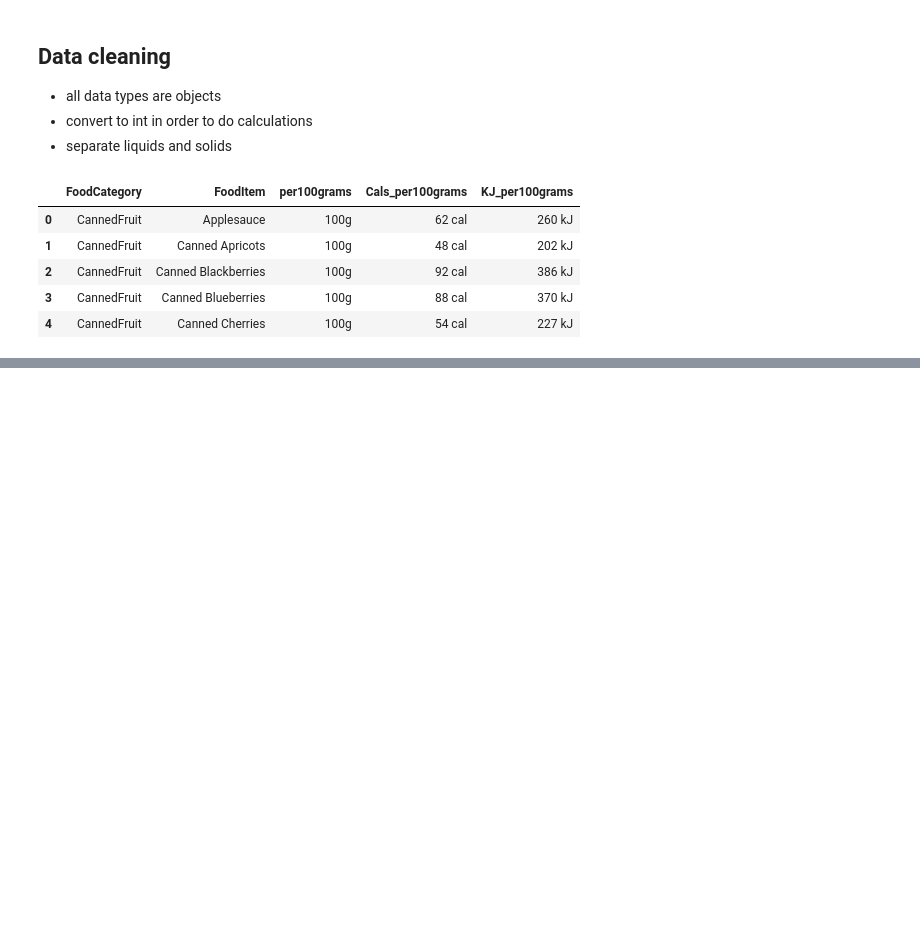
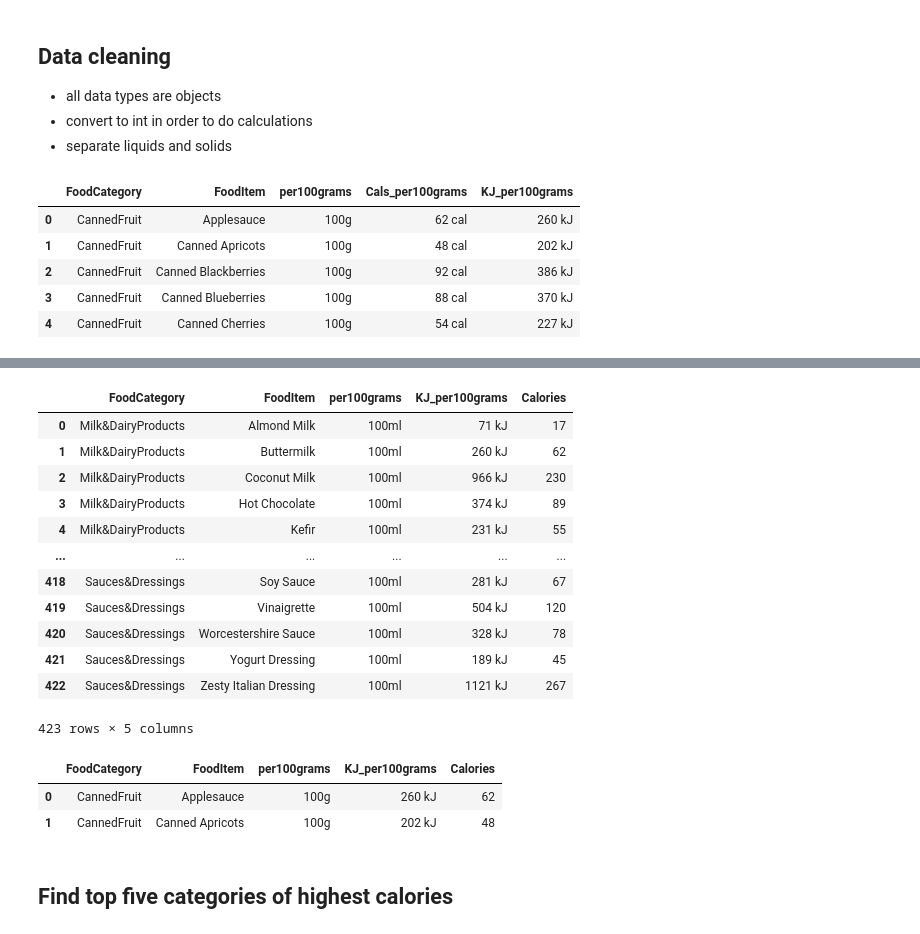
Before and after one commit to SandraAnder/Python-Sandra-Andersson-OPA23, a Jupyter notebook: code_alongs/L6_pandas_basic.ipynb, the cells around one changed output, grey strips where cells are left out. Drawn from its saved outputs; the diff is of its cells as text; code cells hidden in the pictures; blank space fills up the shorter version.

```diff
--- a/code_alongs/L6_pandas_basic.ipynb
+++ b/code_alongs/L6_pandas_basic.ipynb
@@ -228,0 +299,25 @@ df.head()
+# %%
+liquids = df[df["per100grams"] == "100ml"].reset_index(drop=True)
+liquids
+# %% [output]
+|  | FoodCategory | FoodItem | per100grams | KJ_per100grams | Calories |
+| 0 | Milk&DairyProducts | Almond Milk | 100ml | 71 kJ | 17 |
+| 1 | Milk&DairyProducts | Buttermilk | 100ml | 260 kJ | 62 |
+| 2 | Milk&DairyProducts | Coconut Milk | 100ml | 966 kJ | 230 |
+| 3 | Milk&DairyProducts | Hot Chocolate | 100ml | 374 kJ | 89 |
+| 4 | Milk&DairyProducts | Kefir | 100ml | 231 kJ | 55 |
+| ... | ... | ... | ... | ... | ... |
+| 418 | Sauces&Dressings | Soy Sauce | 100ml | 281 kJ | 67 |
+| 419 | Sauces&Dressings | Vinaigrette | 100ml | 504 kJ | 120 |
+| 420 | Sauces&Dressings | Worcestershire Sauce | 100ml | 328 kJ | 78 |
+| 421 | Sauces&Dressings | Yogurt Dressing | 100ml | 189 kJ | 45 |
+| 422 | Sauces&Dressings | Zesty Italian Dressing | 100ml | 1121 kJ | 267 |
+423 rows × 5 columns
+# %%
+solids.head(2)
+# %% [output]
+|  | FoodCategory | FoodItem | per100grams | KJ_per100grams | Calories |
+| 0 | CannedFruit | Applesauce | 100g | 260 kJ | 62 |
+| 1 | CannedFruit | Canned Apricots | 100g | 202 kJ | 48 |
+# %% [markdown]
+## Find top five categories of highest calories
```
Also changed, not shown: parts of 20 cells of this notebook.
